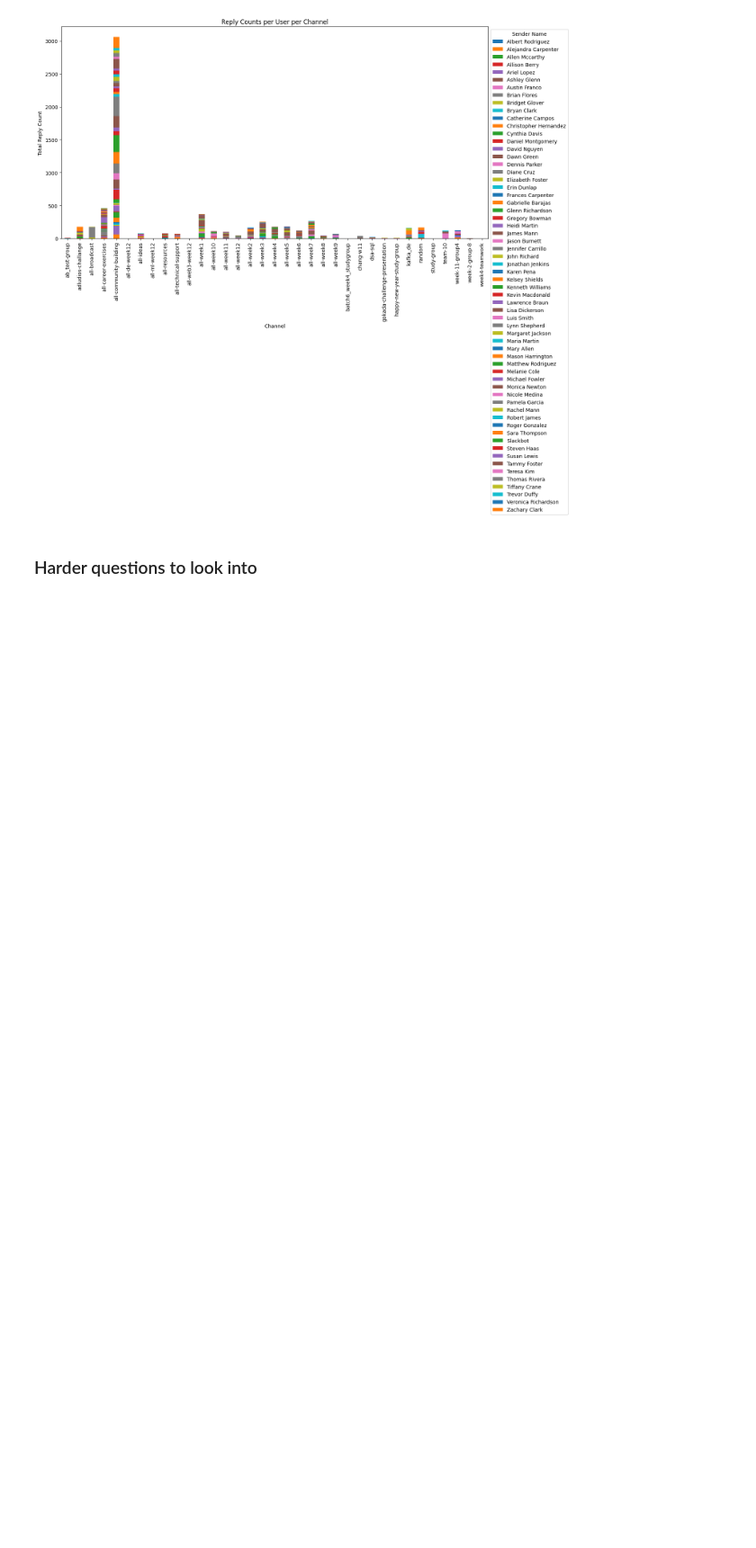
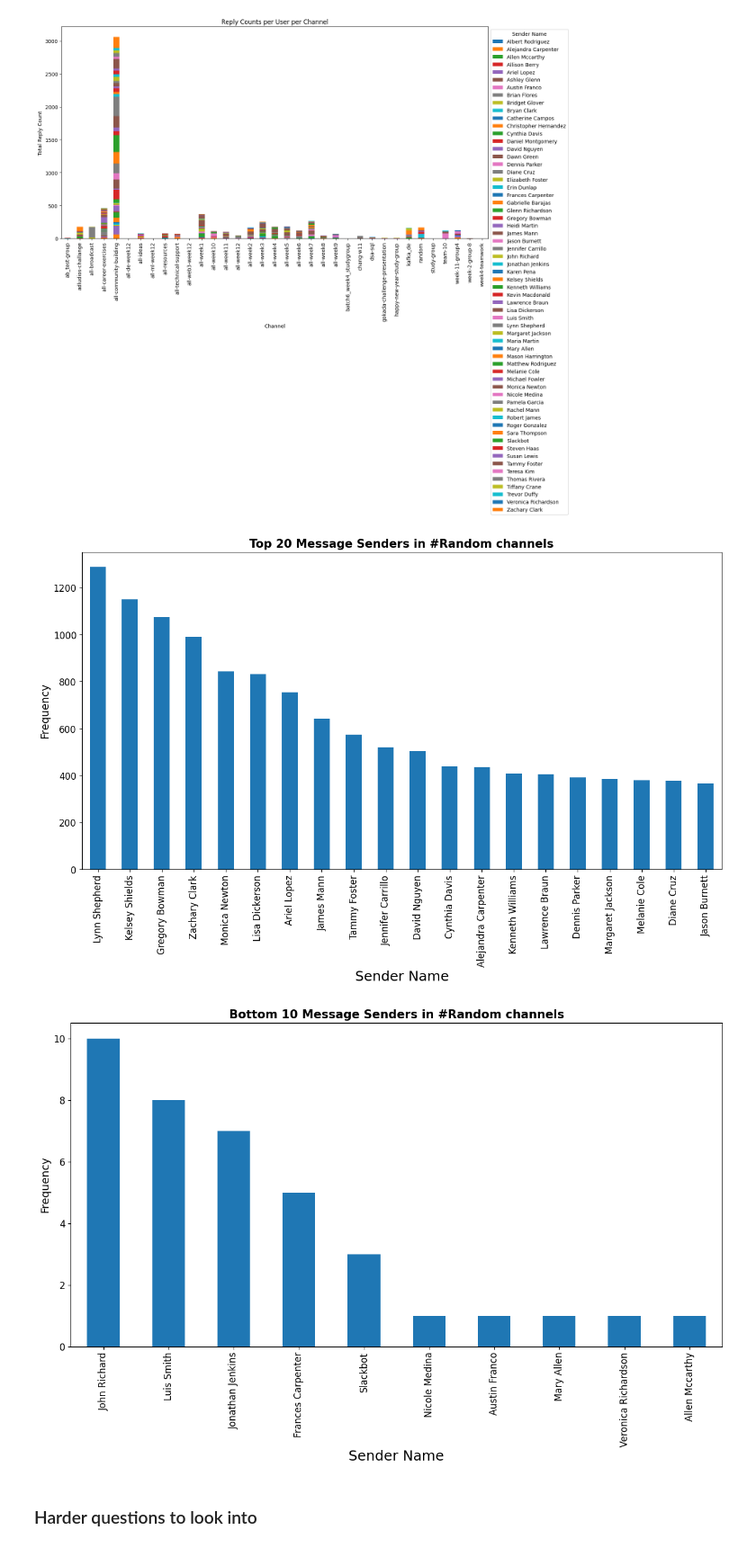
Before and after one commit to natybkl/Slack-Workspace-Data-Analysis, a Jupyter notebook: notebooks/parse_slack_data.ipynb, the cells around one changed output. Shown: that part at 90% size. Cells and saved outputs as stored; diff of their text form; code cells hidden in the pictures; blank space fills up the shorter version.

```diff
--- a/notebooks/parse_slack_data.ipynb
+++ b/notebooks/parse_slack_data.ipynb
@@ -277,6 +346,11 @@ def reply_per_user_per_channel(data):
 reply_per_user_per_channel(combined_data)
 # %% [output]
 [figure]
+# %%
+get_top_20_user(combined_data)
+# %% [output]
+[figure, added]
+[figure, added]
 # %%
 # which user has the highest number of reply counts?
 # %%
```
Also changed, not shown: parts of 6 cells of this notebook.
